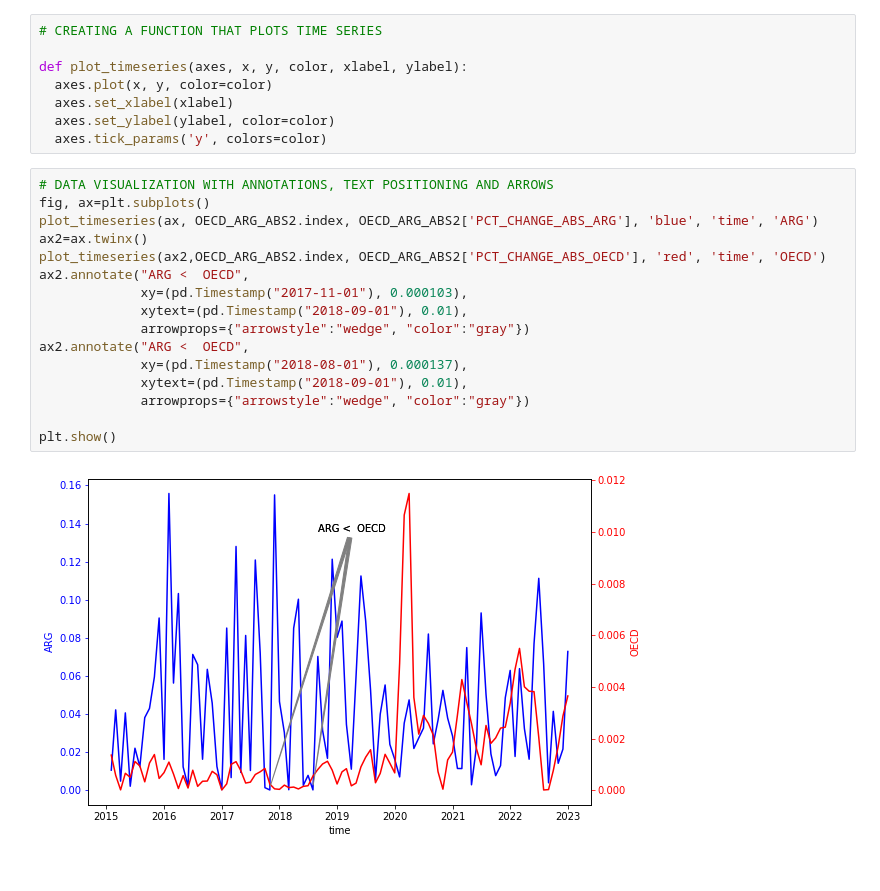
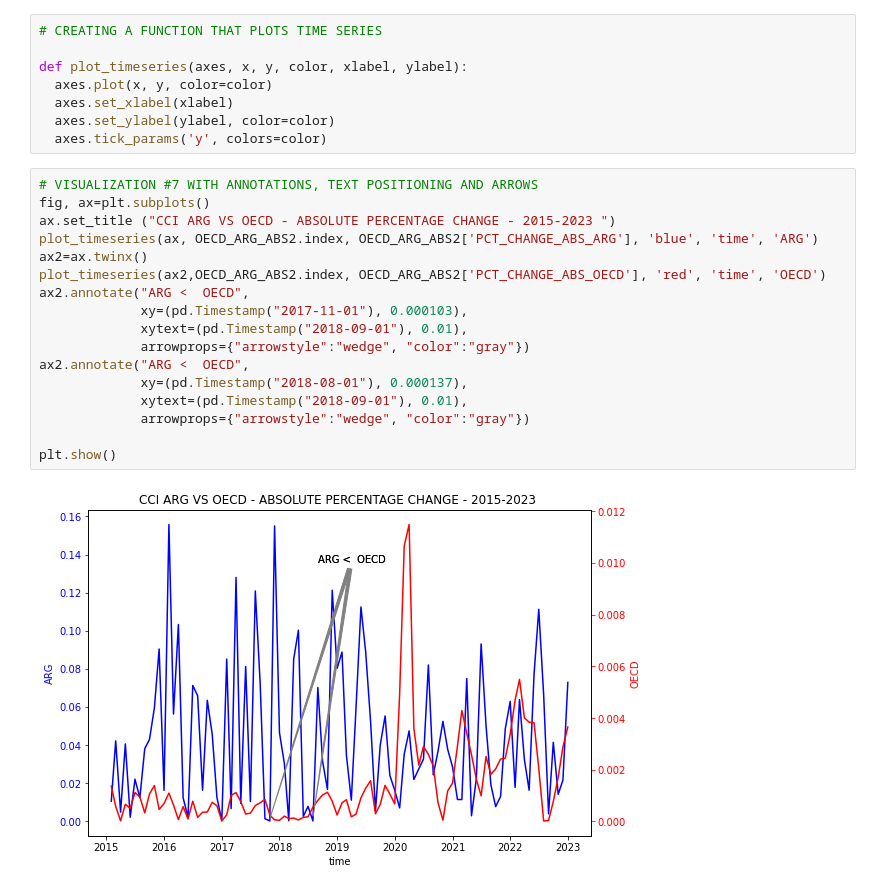
Before and after one commit to natmonge/UCDPA_NataliaMongelos, a Jupyter notebook: Data_Analytics_Project.ipynb, the cells around one changed output. Drawn from its saved outputs; the diff is of its cells as text.

```diff
--- a/Data_Analytics_Project.ipynb
+++ b/Data_Analytics_Project.ipynb
@@ -577,20 +661,21 @@ def plot_timeseries(axes, x, y, color, xlabel, ylabel):
   axes.set_ylabel(ylabel, color=color)
   axes.tick_params('y', colors=color)
 # %%
-# DATA VISUALIZATION WITH ANNOTATIONS, TEXT POSITIONING AND ARROWS
+# VISUALIZATION #7 WITH ANNOTATIONS, TEXT POSITIONING AND ARROWS
 fig, ax=plt.subplots()
+ax.set_title ("CCI ARG VS OECD - ABSOLUTE PERCENTAGE CHANGE - 2015-2023 ")
 plot_timeseries(ax, OECD_ARG_ABS2.index, OECD_ARG_ABS2['PCT_CHANGE_ABS_ARG'], 'blue', 'time', 'ARG')
 ax2=ax.twinx()
 plot_timeseries(ax2,OECD_ARG_ABS2.index, OECD_ARG_ABS2['PCT_CHANGE_ABS_OECD'], 'red', 'time', 'OECD')
 ax2.annotate("ARG <  OECD",
              xy=(pd.Timestamp("2017-11-01"), 0.000103),
              xytext=(pd.Timestamp("2018-09-01"), 0.01),
              arrowprops={"arrowstyle":"wedge", "color":"gray"})
 ax2.annotate("ARG <  OECD",
              xy=(pd.Timestamp("2018-08-01"), 0.000137),
              xytext=(pd.Timestamp("2018-09-01"), 0.01),
              arrowprops={"arrowstyle":"wedge", "color":"gray"})
 
 plt.show()
 # %% [output]
-[figure, old version]
+[figure, new version]
```
Also changed, not shown: parts of 26 cells of this notebook.
